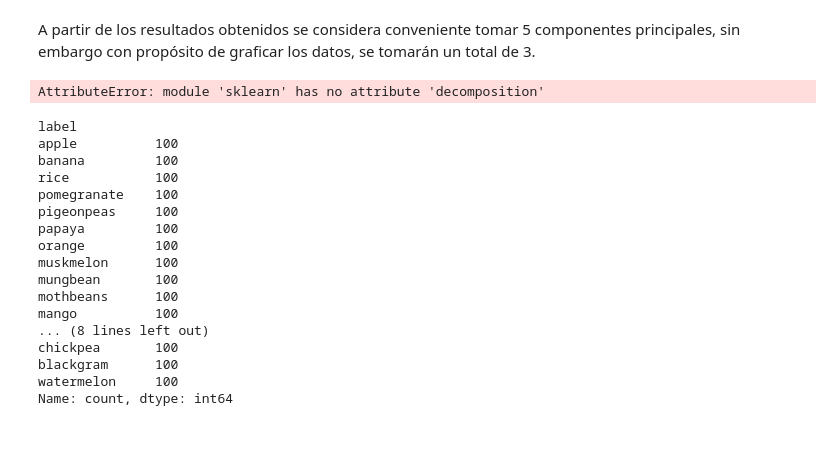
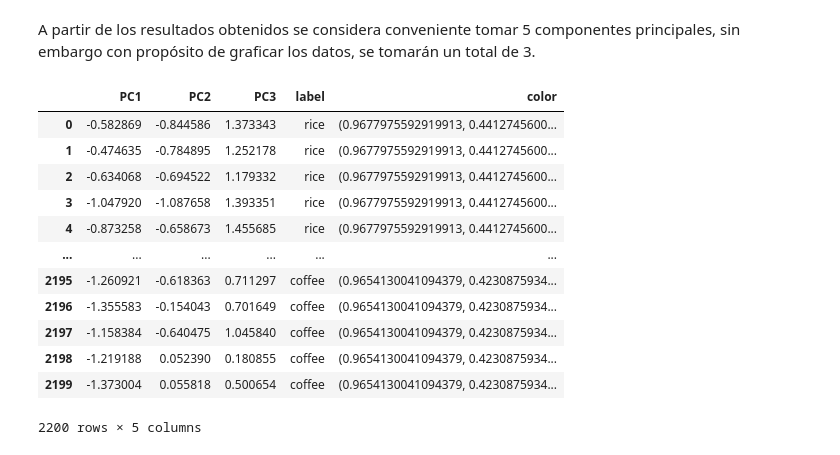
Before and after one commit to GuidoLorenzetti/TP, a Jupyter notebook: practico.ipynb, the cells around one changed output. Saved outputs shown, nothing was run; the diff lists cells and outputs as text; code cells hidden in the pictures.

```diff
--- a/practico.ipynb
+++ b/practico.ipynb
@@ -156,34 +156,26 @@ ValueError: setting an array element with a sequence.
 # %% [markdown]
 A partir de los resultados obtenidos se considera conveniente tomar 5 componentes principales, sin embargo con propósito de graficar los datos, se tomarán un total de 3.
 # %%
-pca = sk.decomposition.PCA(n_components=3)
+pca = PCA(n_components=3)
 pca_Features=pca.fit_transform(xWines_scaled)
 
 pcaWines = pd.DataFrame(data=pca_Features, columns=['PC1', 'PC2', 'PC3'])
 pcaWines['label'] = yWines
 pcaWines['color'] = df['Colores']
 
 pcaWines
 # %% [output]
+|  | PC1 | PC2 | PC3 | label | color |
+| 0 | -0.582869 | -0.844586 | 1.373343 | rice | (0.9677975592919913, 0.4412745600... |
+| 1 | -0.474635 | -0.784895 | 1.252178 | rice | (0.9677975592919913, 0.4412745600... |
+| 2 | -0.634068 | -0.694522 | 1.179332 | rice | (0.9677975592919913, 0.4412745600... |
+| 3 | -1.047920 | -1.087658 | 1.393351 | rice | (0.9677975592919913, 0.4412745600... |
+| 4 | -0.873258 | -0.658673 | 1.455685 | rice | (0.9677975592919913, 0.4412745600... |
+| ... | ... | ... | ... | ... | ... |
+| 2195 | -1.260921 | -0.618363 | 0.711297 | coffee | (0.9654130041094379, 0.4230875934... |
+| 2196 | -1.355583 | -0.154043 | 0.701649 | coffee | (0.9654130041094379, 0.4230875934... |
+| 2197 | -1.158384 | -0.640475 | 1.045840 | coffee | (0.9654130041094379, 0.4230875934... |
+| 2198 | -1.219188 | 0.052390 | 0.180855 | coffee | (0.9654130041094379, 0.4230875934... |
+| 2199 | -1.373004 | 0.055818 | 0.500654 | coffee | (0.9654130041094379, 0.4230875934... |
-AttributeError: module 'sklearn' has no attribute 'decomposition'
+2200 rows × 5 columns
-# %%
-pcaWines['label'].value_counts()
-# %% [output]
-label
-apple          100
-banana         100
-rice           100
-pomegranate    100
-pigeonpeas     100
-papaya         100
-orange         100
-muskmelon      100
-mungbean       100
-mothbeans      100
-mango          100
-... (8 lines left out)
-chickpea       100
-blackgram      100
-watermelon     100
-Name: count, dtype: int64
 # %%
```
Also changed, not shown: parts of 4 cells of this notebook, 1 other file.
